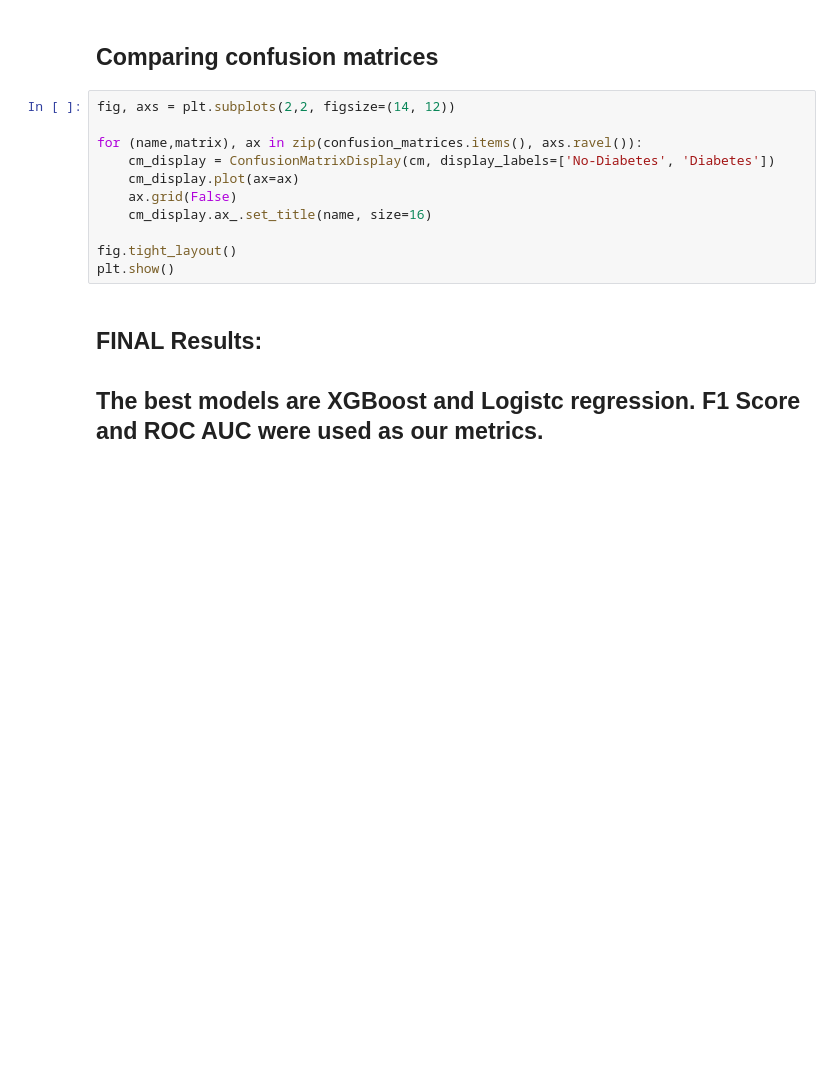
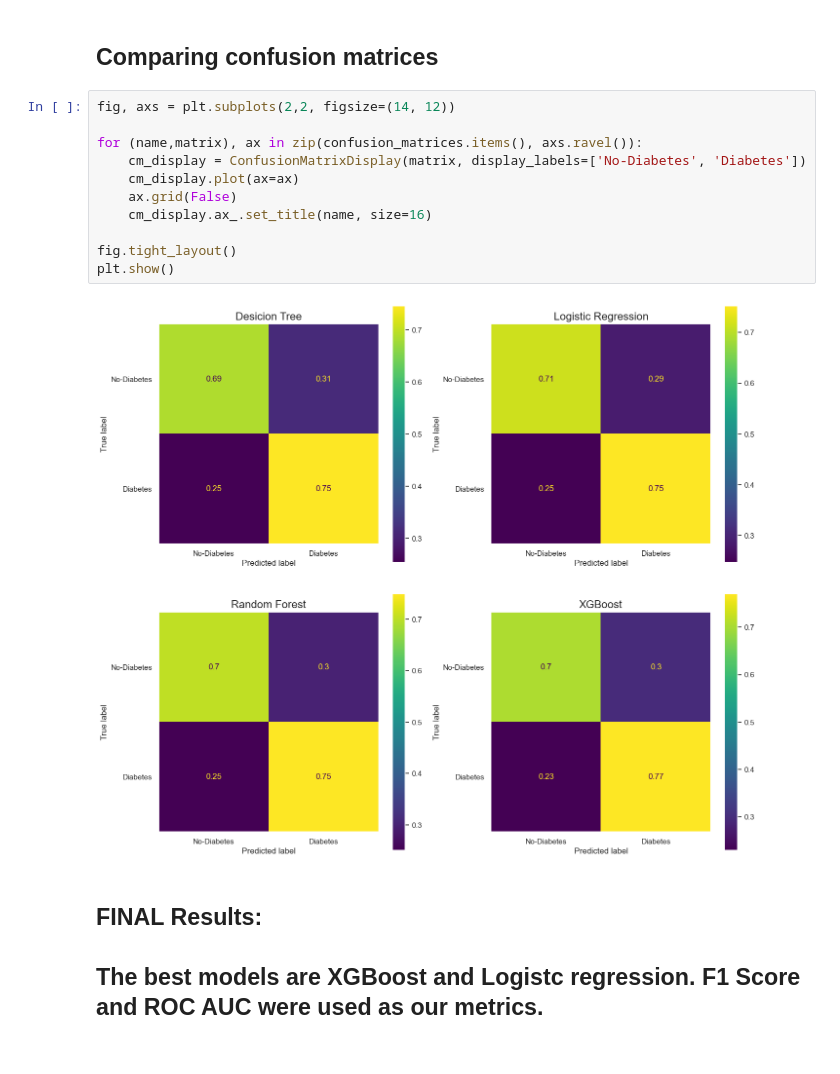
Before and after one commit to maclavijo/DiabetesPredictionProject, a Jupyter notebook: diabetes.ipynb, the cells around one changed output. Drawn from its saved outputs; the diff is of its cells as text; blank space fills up the shorter version.

```diff
--- a/diabetes.ipynb
+++ b/diabetes.ipynb
@@ -694,14 +847,16 @@ pd.DataFrame(final_results, columns=['Model', 'AUC', 'F1-Score']) \
 # %%
 fig, axs = plt.subplots(2,2, figsize=(14, 12))
 
 for (name,matrix), ax in zip(confusion_matrices.items(), axs.ravel()):
-    cm_display = ConfusionMatrixDisplay(cm, display_labels=['No-Diabetes', 'Diabetes'])
+    cm_display = ConfusionMatrixDisplay(matrix, display_labels=['No-Diabetes', 'Diabetes'])
     cm_display.plot(ax=ax)
     ax.grid(False)
     cm_display.ax_.set_title(name, size=16)
 
 fig.tight_layout()
 plt.show()
+# %% [output]
+[figure, added]
 # %% [markdown]
 ## FINAL Results:<br><br> The best models are XGBoost and Logistc regression. F1 Score and ROC AUC were used as our metrics.<br><br>
 # %% [markdown]
```
Also changed, not shown: parts of 22 cells of this notebook.
